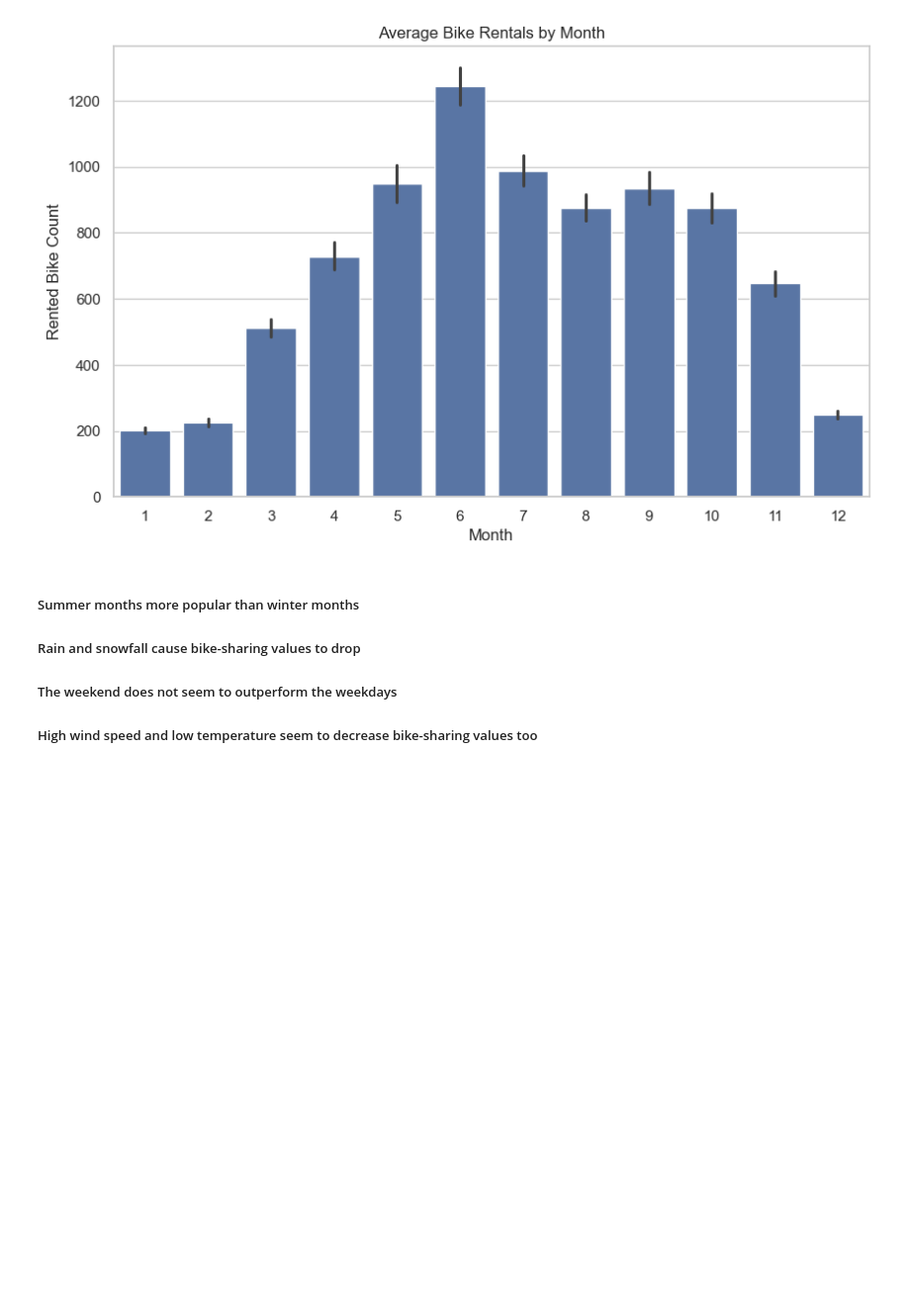
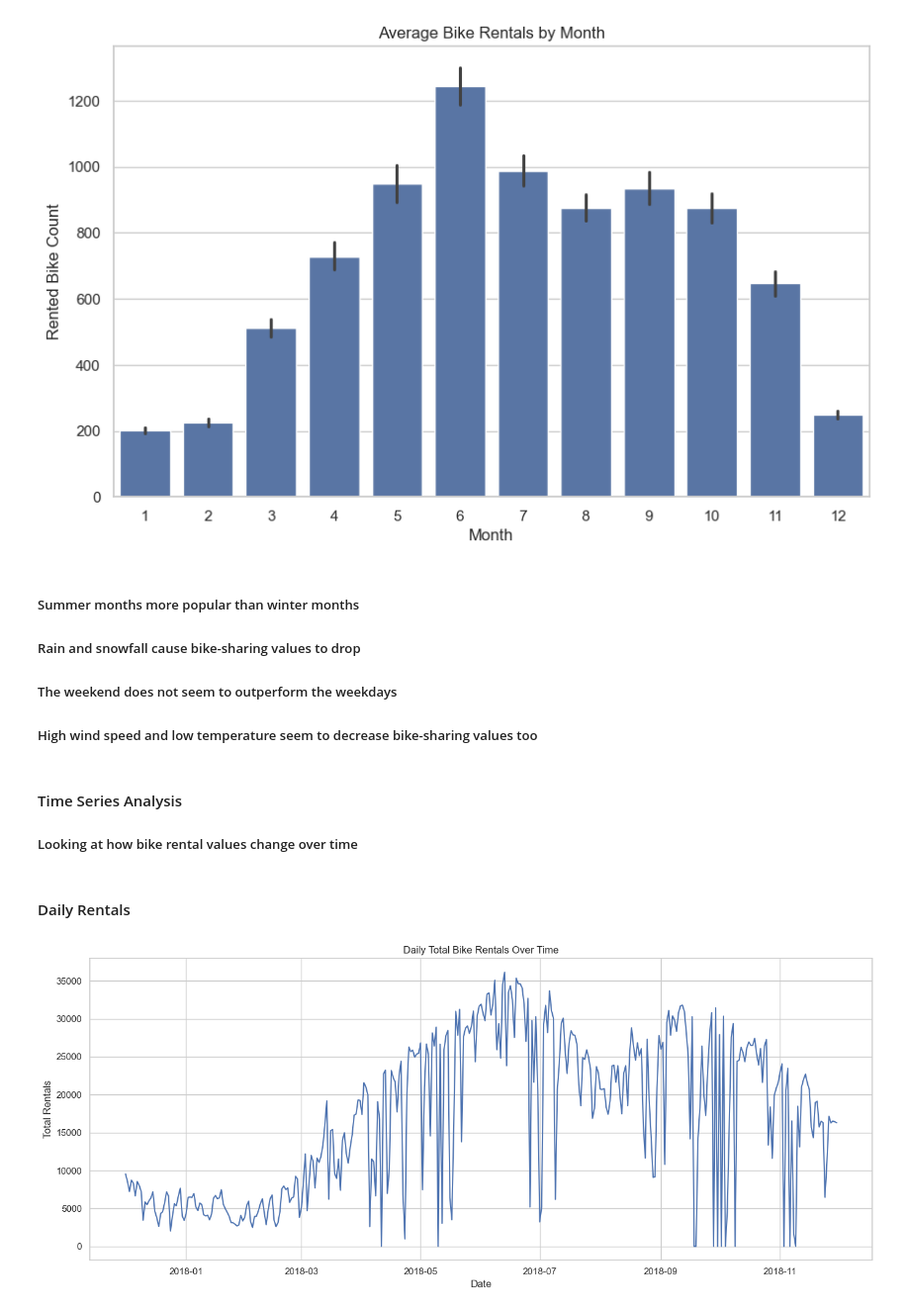
Before and after one commit to BarraHarrison/Seoul-Bike-Sharing, a Jupyter notebook: main.ipynb, the cells around one changed output. Shown at 99% size. Saved outputs shown, nothing was run; the diff lists cells and outputs as text; code cells hidden in the pictures; blank space fills up the shorter version.

Commit message:
Looking at the Daily, Monthly and 7-Day Rolling Averages

```diff
--- a/main.ipynb
+++ b/main.ipynb
@@ -194,3 +194,21 @@ plt.show()
 ##### Rain and snowfall cause bike-sharing values to drop
 ##### The weekend does not seem to outperform the weekdays
 ##### High wind speed and low temperature seem to decrease bike-sharing values too
+# %% [markdown]
+#### Time Series Analysis
+
+##### Looking at how bike rental values change over time
+# %%
+daily_rentals = df.groupby('Date')['Rented Bike Count'].sum().reset_index()
+# %% [markdown]
+#### Daily Rentals
+# %%
+plt.figure(figsize=(14,6))
+sns.lineplot(data=daily_rentals, x='Date', y='Rented Bike Count')
+plt.title('Daily Total Bike Rentals Over Time')
+plt.xlabel('Date')
+plt.ylabel('Total Rentals')
+plt.tight_layout()
+plt.show()
+# %% [output]
+[figure, added]
```
Also changed, not shown: parts of 5 cells of this notebook.
